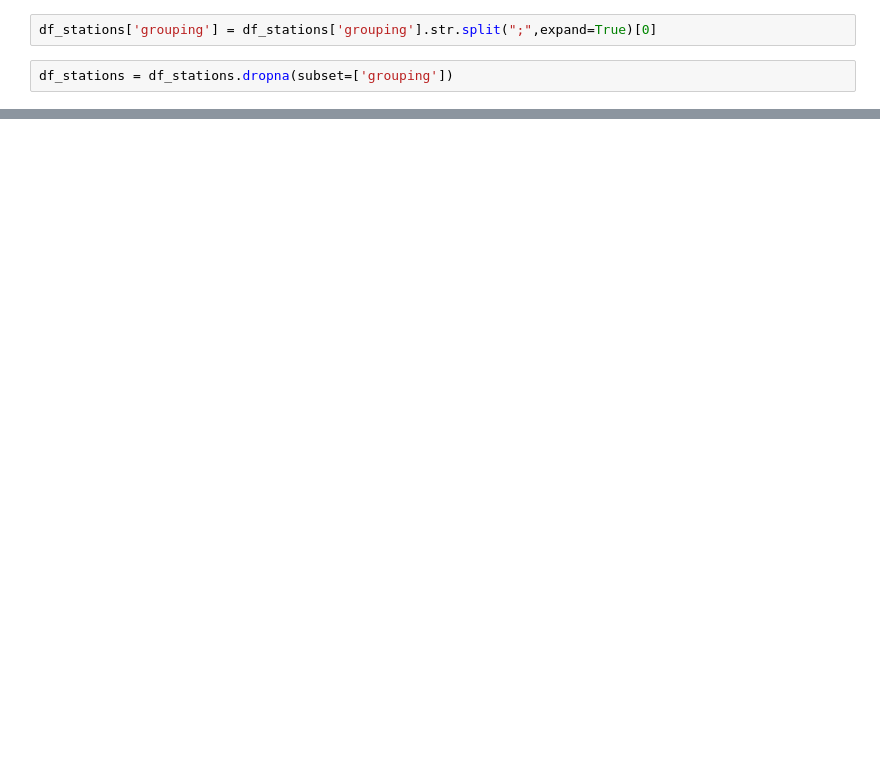
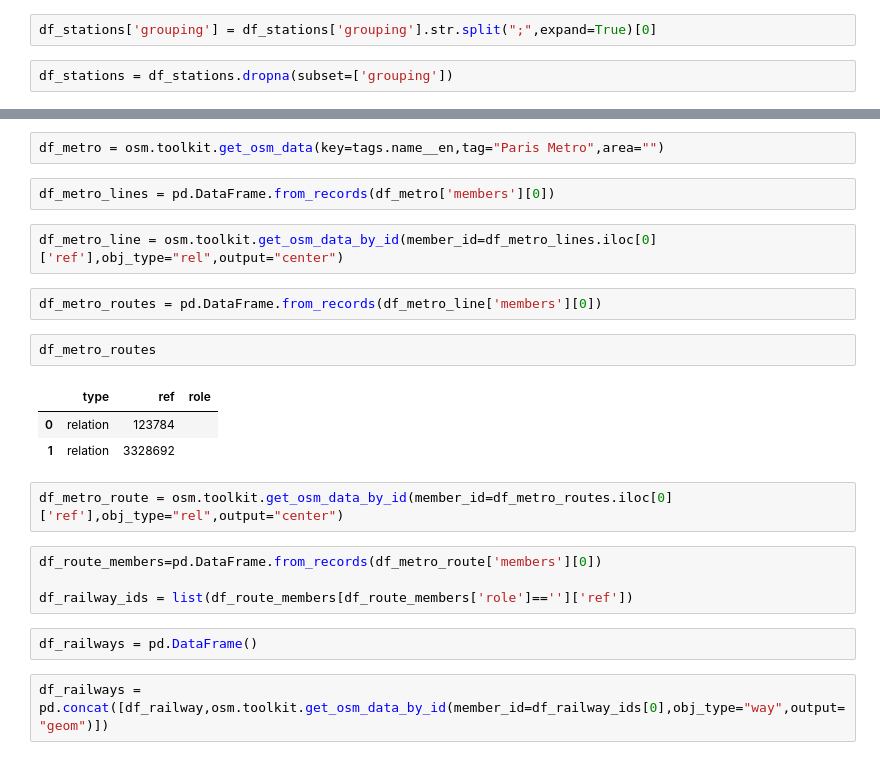
Before and after one commit to charlie9578/openstreetmap-mapping, a Jupyter notebook: examples/underground.ipynb, the cells around one changed output, grey strips where cells are left out. Cells and saved outputs as stored; diff of their text form; blank space fills up the shorter version.

Commit message:
Expansion of the underground mapping
Still needs some work to get from relations to stations and tracks, but getting closer !

```diff
--- a/examples/underground.ipynb
+++ b/examples/underground.ipynb
@@ -106,0 +637,24 @@ show(p)
+# %%
+df_metro = osm.toolkit.get_osm_data(key=tags.name__en,tag="Paris Metro",area="")
+# %%
+df_metro_lines = pd.DataFrame.from_records(df_metro['members'][0])
+# %%
+df_metro_line = osm.toolkit.get_osm_data_by_id(member_id=df_metro_lines.iloc[0]['ref'],obj_type="rel",output="center")
+# %%
+df_metro_routes = pd.DataFrame.from_records(df_metro_line['members'][0])
+# %%
+df_metro_routes
+# %% [output]
+|  | type | ref | role |
+| 0 | relation | 123784 |  |
+| 1 | relation | 3328692 |  |
+# %%
+df_metro_route = osm.toolkit.get_osm_data_by_id(member_id=df_metro_routes.iloc[0]['ref'],obj_type="rel",output="center")
+# %%
+df_route_members=pd.DataFrame.from_records(df_metro_route['members'][0])
+
+df_railway_ids = list(df_route_members[df_route_members['role']=='']['ref'])
+# %%
+df_railways = pd.DataFrame()
+# %%
+df_railways = pd.concat([df_railway,osm.toolkit.get_osm_data_by_id(member_id=df_railway_ids[0],obj_type="way",output="geom")])
```
Also changed, not shown: parts of 30 cells of this notebook.
